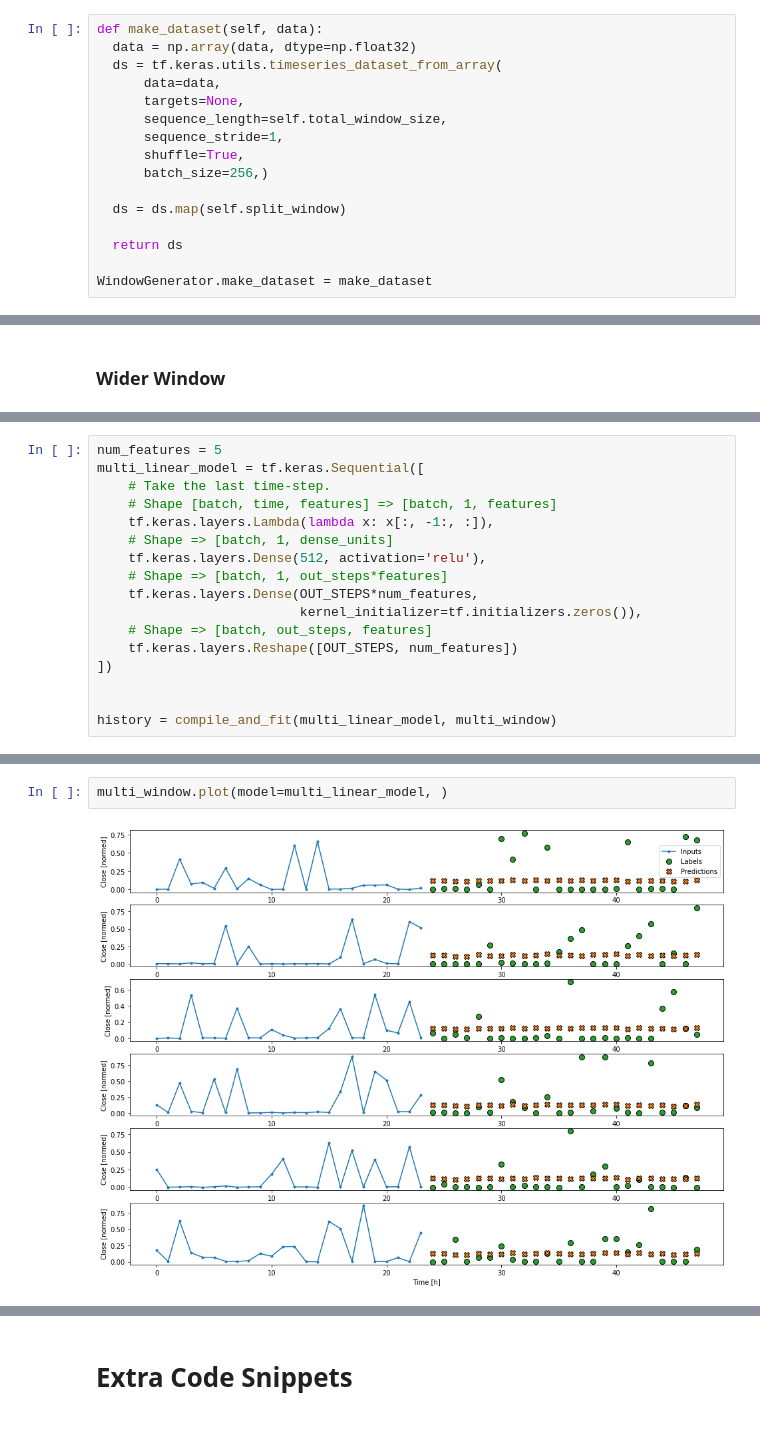
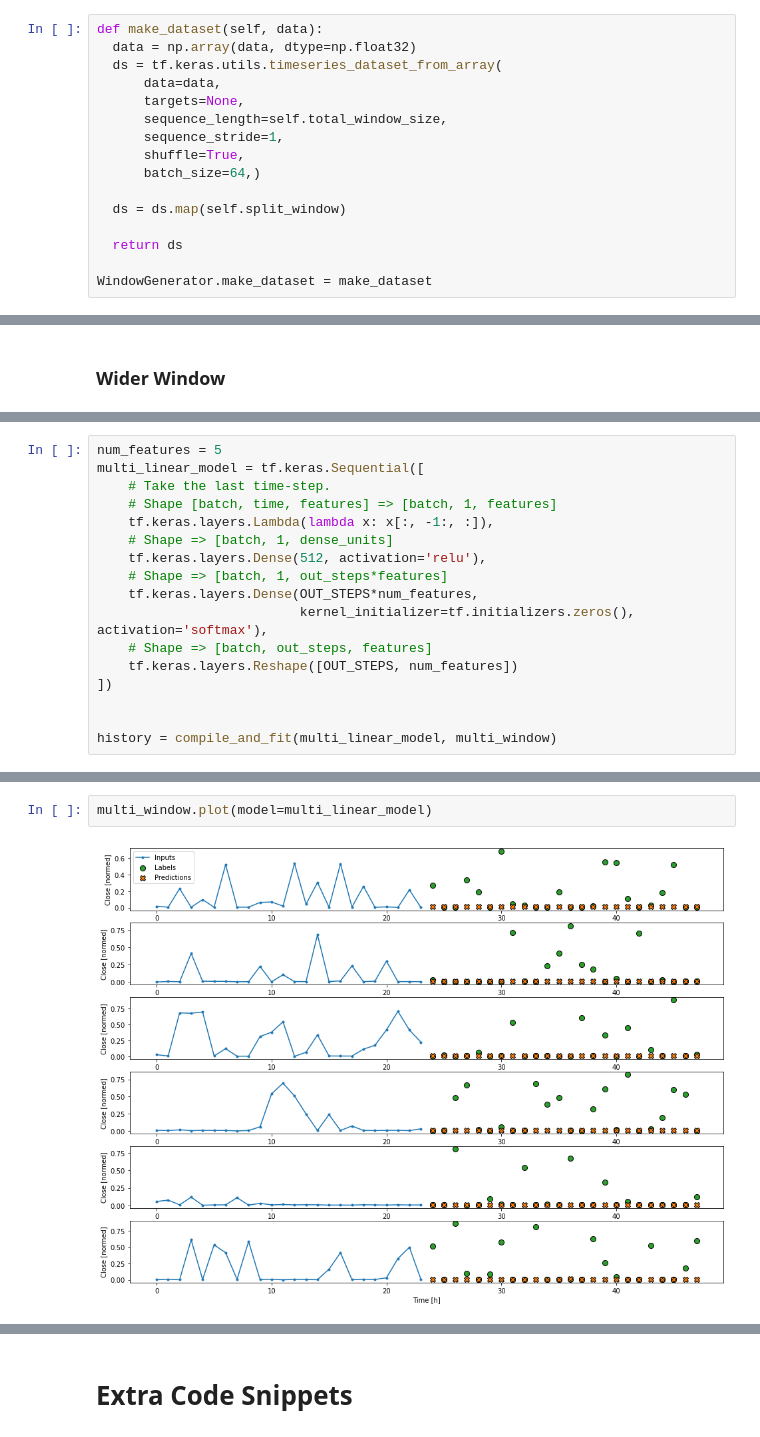
Before and after one commit to TheGAITORClub/Resources, a Jupyter notebook: Lectures/Week6/Week6.ipynb, the cells around one changed output, grey strips where cells are left out. Cells and saved outputs as stored; diff of their text form.

```diff
--- a/Lectures/Week6/Week6.ipynb
+++ b/Lectures/Week6/Week6.ipynb
@@ -243,7 +211,7 @@ def make_dataset(self, data):
       sequence_length=self.total_window_size,
       sequence_stride=1,
       shuffle=True,
-      batch_size=256,)
+      batch_size=64,)
 
   ds = ds.map(self.split_window)
 
@@ -589,7 +560,7 @@ multi_linear_model = tf.keras.Sequential([
     tf.keras.layers.Dense(512, activation='relu'),
     # Shape => [batch, 1, out_steps*features]
     tf.keras.layers.Dense(OUT_STEPS*num_features,
-                          kernel_initializer=tf.initializers.zeros()),
+                          kernel_initializer=tf.initializers.zeros(), activation='softmax'),
     # Shape => [batch, out_steps, features]
     tf.keras.layers.Reshape([OUT_STEPS, num_features])
 ])
@@ -638,9 +606,9 @@ Trainable params: 64,632
 Non-trainable params: 0
 _________________________________________________________________
 # %%
-multi_window.plot(model=multi_linear_model, )
+multi_window.plot(model=multi_linear_model)
 # %% [output]
-[figure, old version]
+[figure, new version]
 # %%
 CONV_WIDTH = 24
 multi_conv_model = tf.keras.Sequential([
```
Also changed, not shown: parts of 36 cells of this notebook.
